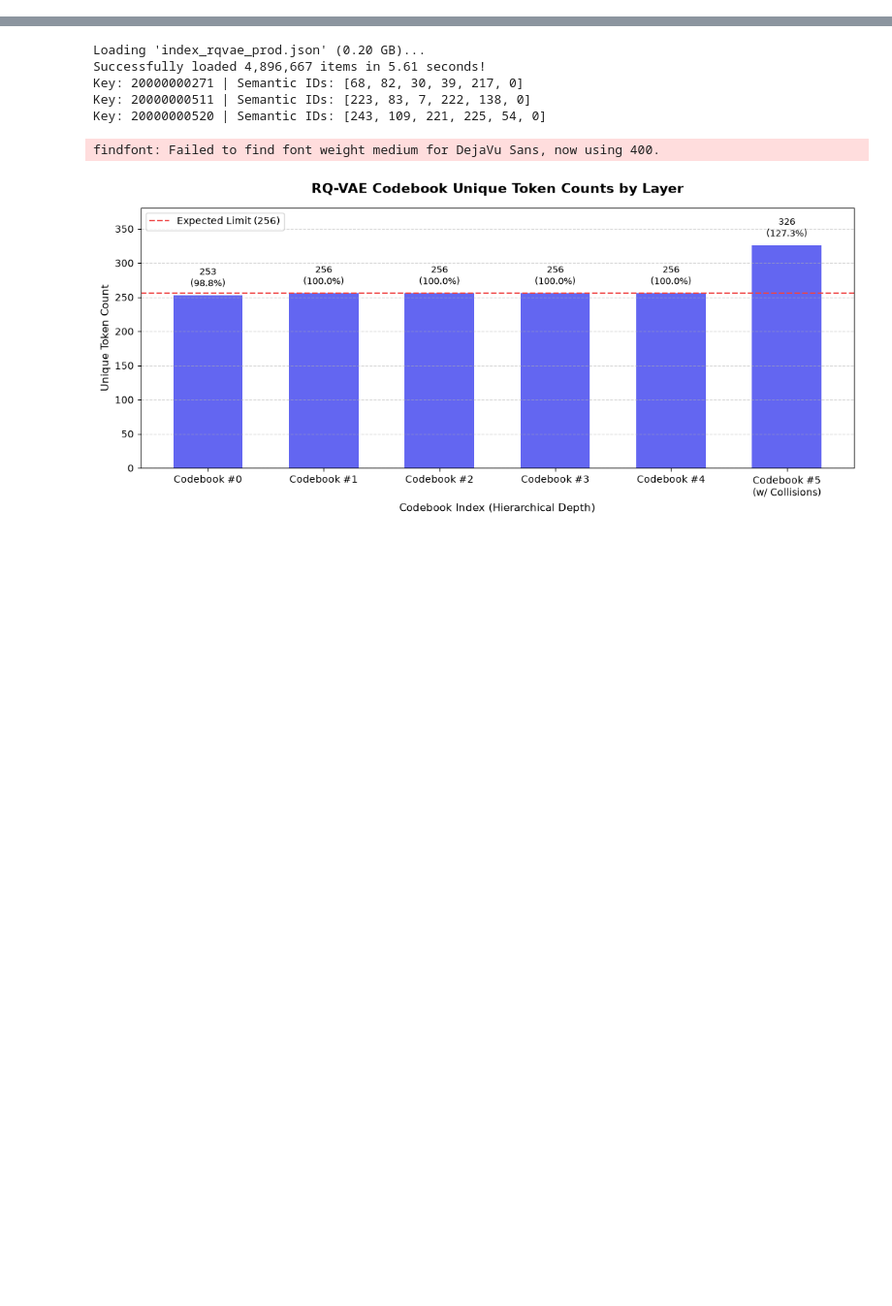
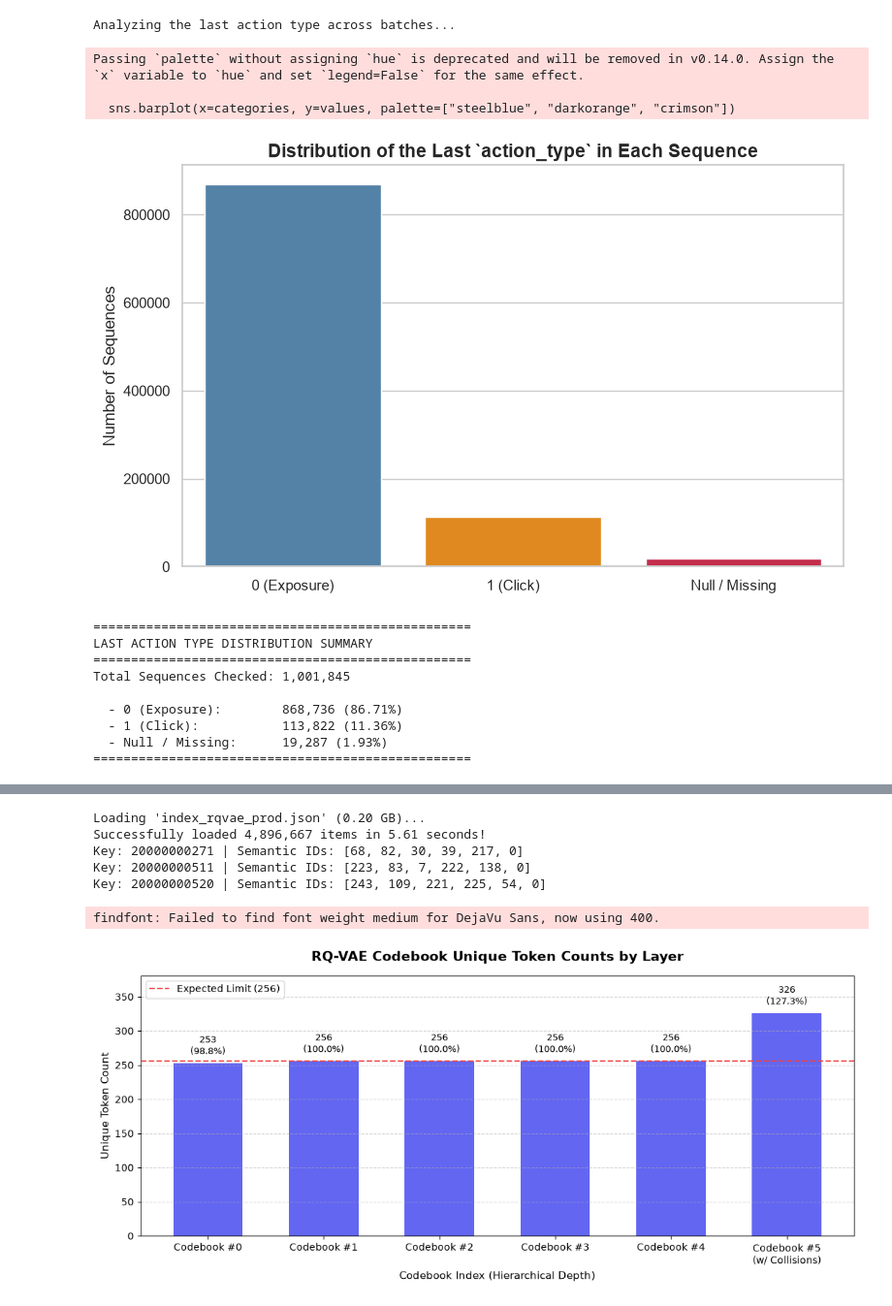
Before and after one commit to keyboard-jo/NZ5-GR, a Jupyter notebook: sid_eda.ipynb, the cells around one changed output, grey strips where cells are left out. Shown at 97% size. Saved outputs shown, nothing was run; the diff lists cells and outputs as text; code cells hidden in the pictures; blank space fills up the shorter version.

```diff
--- a/sid_eda.ipynb
+++ b/sid_eda.ipynb
@@ -0,0 +270,80 @@
+# %%
+import pyarrow.parquet as pq
+import polars as pl
+import matplotlib.pyplot as plt
+import seaborn as sns
+import numpy as np
+
+# Configure plot style
+sns.set_theme(style="whitegrid")
+
+BATCH_SIZE = 100_000
+parquet_file = pq.ParquetFile("data/seq.parquet")
+
+# Global counters for the last action type
+counts = {0: 0, 1: 0, "null": 0, "other": 0}
+total_rows = 0
+
+print("Analyzing the last action type across batches...\n")
+
+for batch_idx, batch in enumerate(parquet_file.iter_batches(batch_size=BATCH_SIZE)):
+    df = pl.from_arrow(batch)
+
+    # Extract the last element's action_type from each sequence list
+    last_actions = (
+        df.select(
+            last_action=pl.col("seq").list.last().struct.field("action_type")
+        )["last_action"]
+        .to_numpy()
+    )
+
+    total_rows += len(last_actions)
+
+    # Aggregate counts for this batch
+    for val in last_actions:
+        if val is None or (isinstance(val, float) and np.isnan(val)):
+            counts["null"] += 1
+        elif val == 0:
+            counts[0] += 1
+        elif val == 1:
+            counts[1] += 1
+        else:
+            counts["other"] += 1
+
+# --- Plotting the Distribution ---
+plt.figure(figsize=(8, 5))
+categories = ["0 (Exposure)", "1 (Click)", "Null / Missing"]
+values = [counts[0], counts[1], counts["null"]]
+
+sns.barplot(x=categories, y=values, palette=["steelblue", "darkorange", "crimson"])
+plt.title("Distribution of the Last `action_type` in Each Sequence", fontsize=14, fontweight="bold")
+plt.ylabel("Number of Sequences", fontsize=12)
+plt.tight_layout()
+plt.show()
+
+# --- Print Summary Report ---
+print("="*50)
+print("LAST ACTION TYPE DISTRIBUTION SUMMARY")
+print("="*50)
+print(f"Total Sequences Checked: {total_rows:,}\n")
+print(f"  - 0 (Exposure):        {counts[0]:,} ({counts[0]/total_rows*100:.2f}%)")
+print(f"  - 1 (Click):           {counts[1]:,} ({counts[1]/total_rows*100:.2f}%)")
+print(f"  - Null / Missing:      {counts['null']:,} ({counts['null']/total_rows*100:.2f}%)")
+if counts["other"] > 0:
+    print(f"  - Other / Unexpected:  {counts['other']:,}")
+print("="*50)
+# %% [output]
+Analyzing the last action type across batches...
+Passing `palette` without assigning `hue` is deprecated and will be removed in v0.14.0. Assign the `x` variable to `hue` and set `legend=False` for the same effect.
+
+  sns.barplot(x=categories, y=values, palette=["steelblue", "darkorange", "crimson"])
+[figure, added]
+==================================================
+LAST ACTION TYPE DISTRIBUTION SUMMARY
+==================================================
+Total Sequences Checked: 1,001,845
+
+  - 0 (Exposure):        868,736 (86.71%)
+  - 1 (Click):           113,822 (11.36%)
+  - Null / Missing:      19,287 (1.93%)
+==================================================
```
Also changed, not shown: parts of 4 cells of this notebook, 2 other files.
